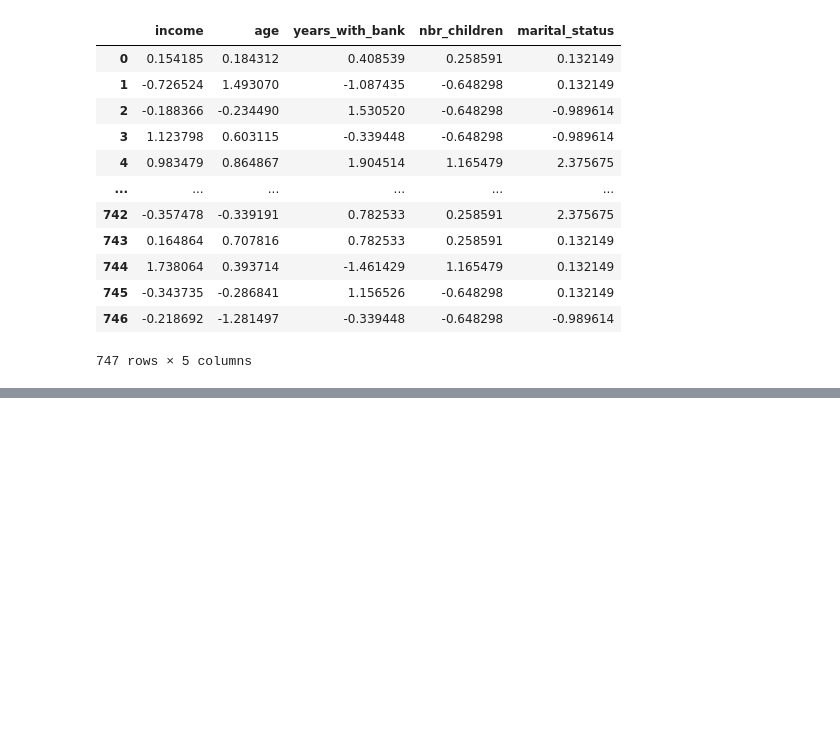
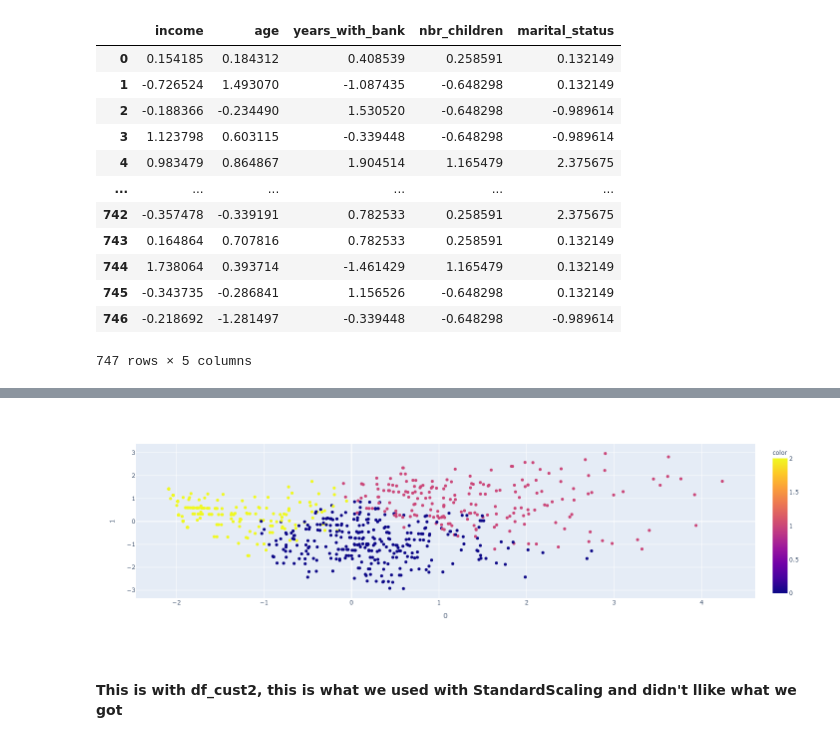
Before and after one commit to elslb/LH_mini_project_3, a Jupyter notebook: mini_project_3.ipynb, the cells around one changed output, grey strips where cells are left out. Saved outputs shown, nothing was run; the diff lists cells and outputs as text; code cells hidden in the pictures; blank space fills up the shorter version.

```diff
--- a/mini_project_3.ipynb
+++ b/mini_project_3.ipynb
@@ -37,3 +42,5 @@ cust_data
+# %%
+scaler = StandardScaler()
 # %%
 cust2 = cust_data[['income', 'age', 'years_with_bank', 'nbr_children', 'marital_status']]
 
@@ -119,0 +205,16 @@ plot_clusters(components, y_km, plt_cluster_centers=True)
+# %%
+km = KMeans(n_clusters=3,
+            n_init=30)
+pca = PCA(n_components=3)
+components = pca.fit_transform(df_cust2)
+y_km = km.fit_predict(components)
+
+
+
+
+fig = px.scatter(components, x=0, y=1, color=y_km)
+fig.show()
+# %% [output]
+[figure, added]
+# %% [markdown]
+#### This is with df_cust2, this is what we used with StandardScaling and didn't llike what we got
```
Also changed, not shown: parts of 54 cells of this notebook.
